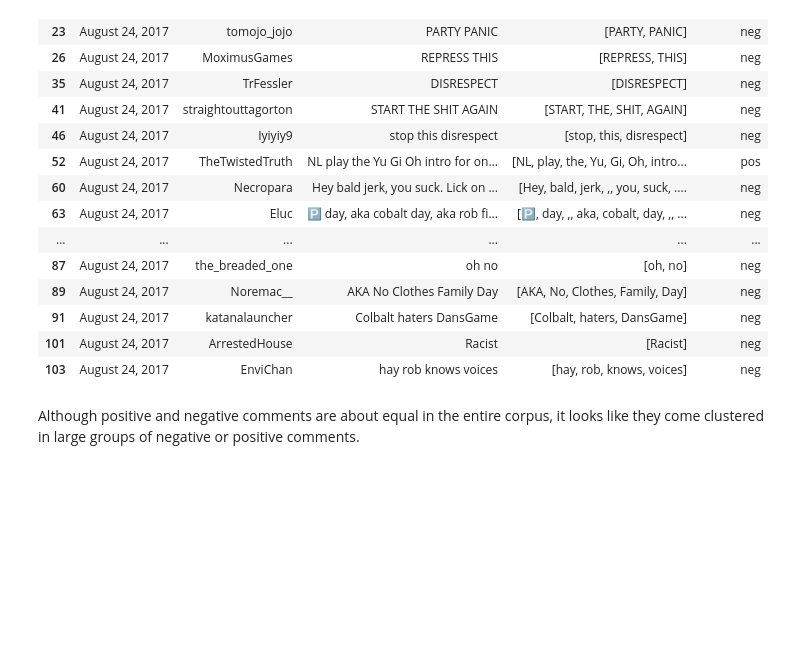
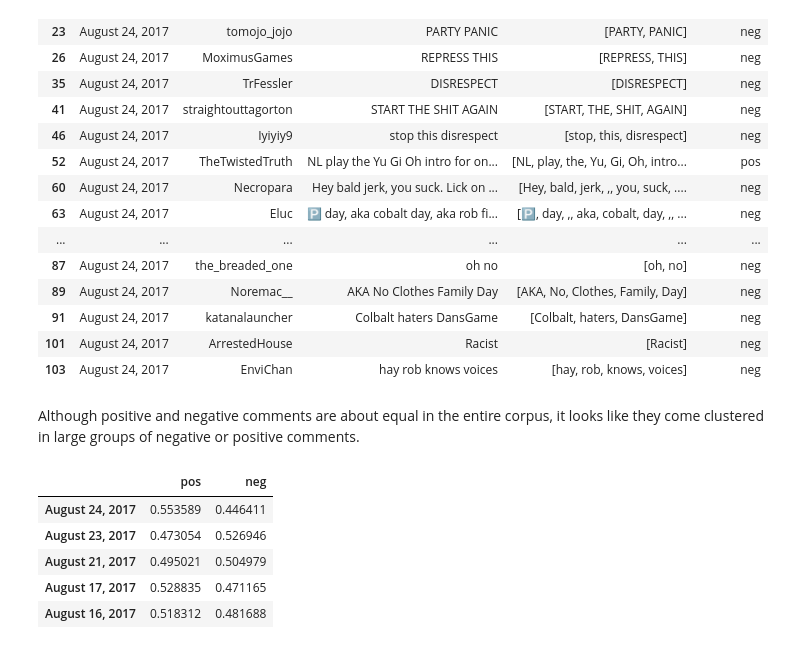
Before and after one commit to Data-Science-for-Linguists/NLSS_Project, a Jupyter notebook: NLSS_V3.ipynb, the cells around one changed output. Drawn from its saved outputs; the diff is of its cells as text; code cells hidden in the pictures; blank space fills up the shorter version.

```diff
--- a/NLSS_V3.ipynb
+++ b/NLSS_V3.ipynb
@@ -342,6 +342,18 @@ for date in ml_df['Date'].unique():
         percent_neg = len(temp_df.loc[temp_df['Sentiment']=='neg'])/length
         date_sentiment[date] = [percent_pos, percent_neg]
         #print(date, date_sentiment.get(date))
+# %%
+date_sentiment_df = pd.DataFrame.from_dict(date_sentiment, orient='index')
+date_sentiment_df.columns = ['pos', 'neg']
+
+date_sentiment_df.head()
+# %% [output]
+|  | pos | neg |
+| August 24, 2017 | 0.553589 | 0.446411 |
+| August 23, 2017 | 0.473054 | 0.526946 |
+| August 21, 2017 | 0.495021 | 0.504979 |
+| August 17, 2017 | 0.528835 | 0.471165 |
+| August 16, 2017 | 0.518312 | 0.481688 |
 # %%
 video_df.head()
 # %% [output]
```
